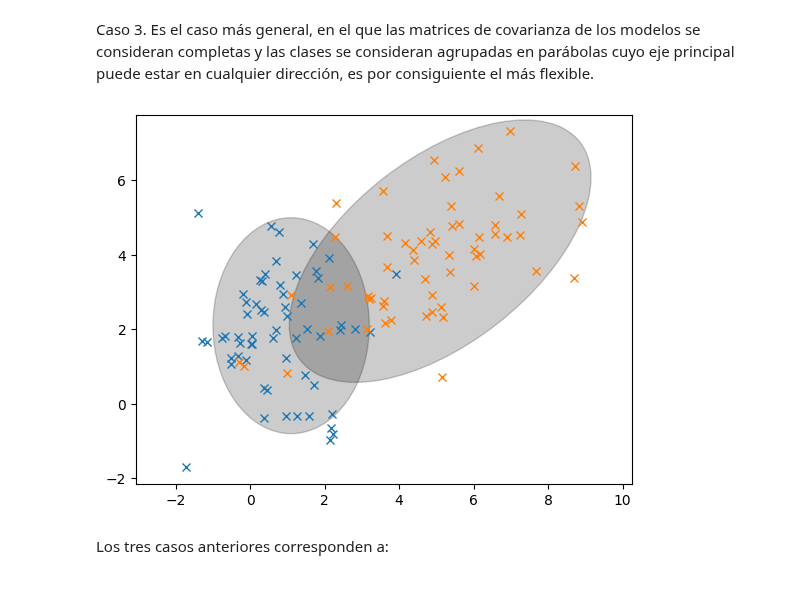
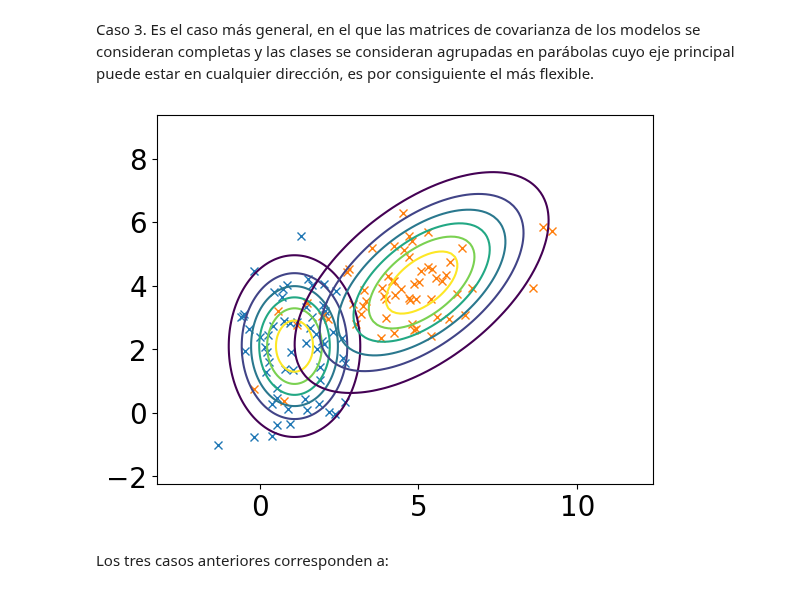
Before and after one commit to JulianCarvajal/Intro_ML_2025, a Jupyter notebook: Clase 03 - Funciones discriminantes Gausianas.ipynb, the cells around one changed output. Cells and saved outputs as stored; diff of their text form; code cells hidden in the pictures.

```diff
--- a/Clase 03 - Funciones discriminantes Gausianas.ipynb
+++ b/Clase 03 - Funciones discriminantes Gausianas.ipynb
@@ -169,21 +177,22 @@ Caso 2. Si las matrices de covarianza se consideran diagonales. En este caso lo
 # %% [markdown]
 Caso 3. Es el caso más general, en el que las matrices de covarianza de los modelos se consideran completas y las clases se consideran agrupadas en parábolas cuyo eje principal puede estar en cualquier dirección, es por consiguiente el más flexible.
 # %%
-Cov = [[1.1,0],[0,2.1]]
-Cov2 = [[4.1,2],[2,3.1]]
+Cov = np.array([[1.1,0],[0,2.1]])
+Cov2 = np.array([[4.1,2],[2,3.1]])
 Mean = [1.1,2.1]
 Mean2 = [5.1,4.1]
 ax = plt.subplot(111)
 x, y  = np.random.multivariate_normal(Mean, Cov, 60).T
 x2, y2  = np.random.multivariate_normal(Mean2, Cov2, 60).T
 ax.plot(x,y,'x')
 ax.plot(x2,y2,'x')
 ax.axis('equal')
 
-plot_ellipse(ax,Mean,Cov)
-plot_ellipse(ax,Mean2,Cov2)
+plot_contour(ax,Mean,Cov)
+plot_contour(ax,Mean2,Cov2)
+plt.show()
 # %% [output]
-[figure, old version]
+[figure, new version]
 # %% [markdown]
 Los tres casos anteriores corresponden a:
 # %%
```
Also changed, not shown: parts of 4 cells of this notebook, 2 other files.
